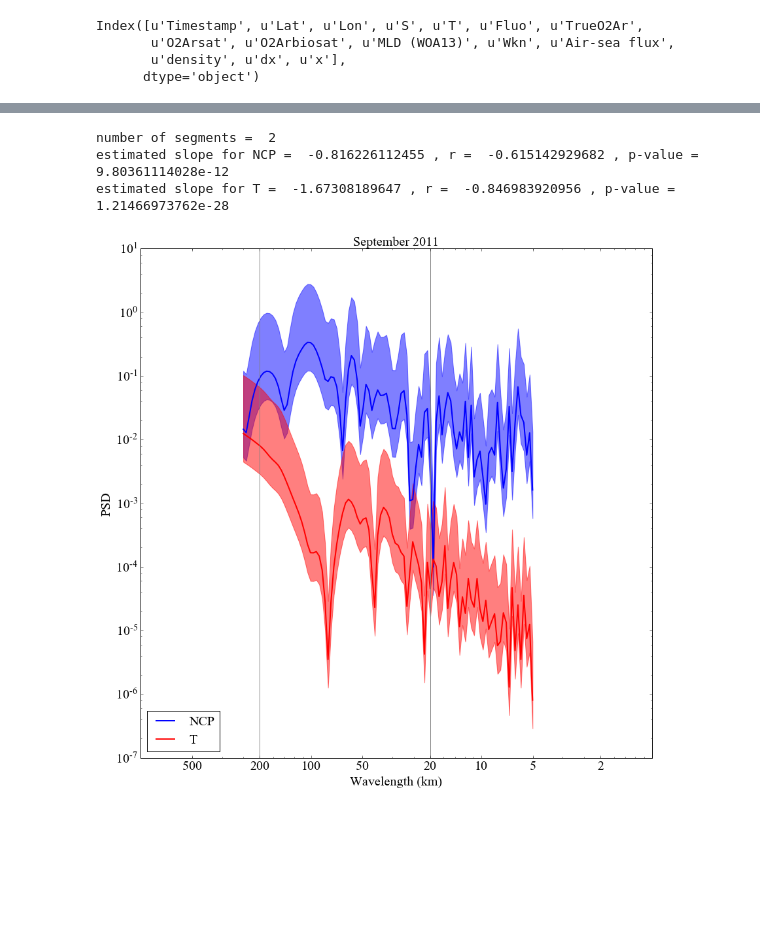
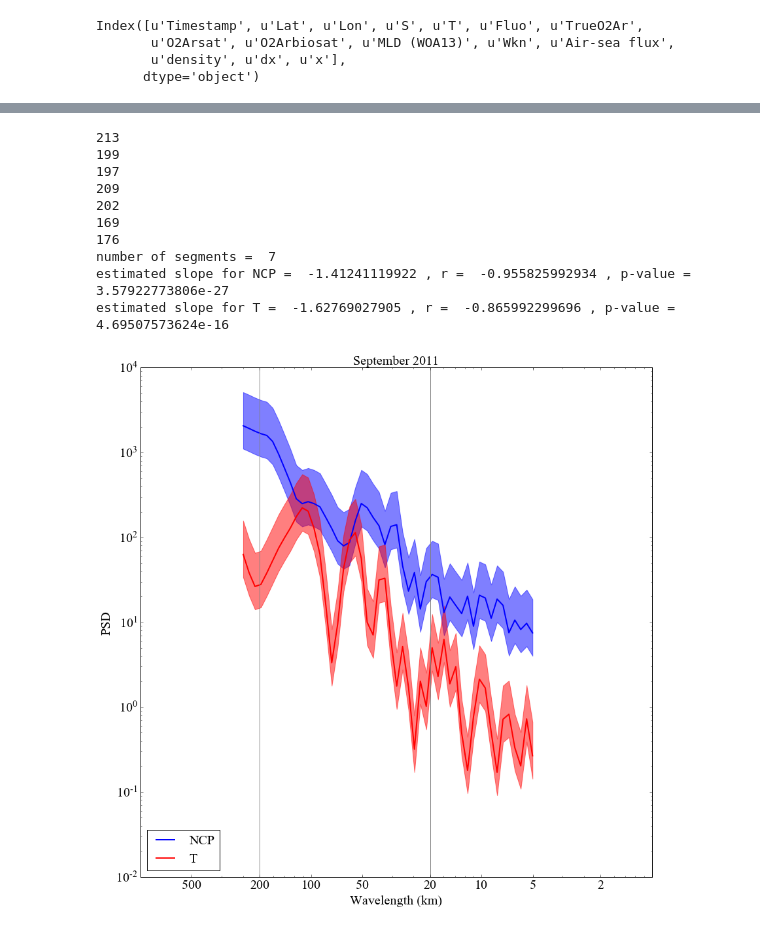
Before and after one commit to sophieclayton/kuroshio_productivity, a Jupyter notebook: NCP_spectra.ipynb, the cells around one changed output, grey strips where cells are left out. Saved outputs shown, nothing was run; the diff lists cells and outputs as text; code cells hidden in the pictures; blank space fills up the shorter version.

```diff
--- a/NCP_spectra.ipynb
+++ b/NCP_spectra.ipynb
@@ -45,7 +45,7 @@ def bin(pgram, periods, bins, bin_mid):
 # %%
 # import data
 
-maxlon = 151
+maxlon = 161
 minlon = 139
 
 Tok1 = pd.read_csv(r'/Users/sclayton/Google Drive/o2ar_data/Tokyo1_vSept16.csv', sep = ',')
@@ -154,18 +182,46 @@ N = np.max(Tok3['x'].values) - np.min(Tok3['x'].values)
 
 Tok3['nx'] = Tok3['x'] - np.min(Tok3['x'].values)
 
-for n in range(np.int(N/M)):
-    data = Tok3[(Tok3['nx']>n*M) & (Tok3['nx']<M*(n+1))]
-    pgram =+ np.abs(lombscargle(data['x'].values, (data['Air-sea flux'].values-data['Air-sea flux'].mean())*np.hanning(len(data)), angular_freqs))
-    pgramT =+ np.abs(lombscargle(data['x'].values, (data['T'].values-data['T'].mean())*np.hanning(len(data)), angular_freqs))
+n = 0
+ll = 0
 
-pgram = pgram/N
-pgramT = pgramT/N
+periods = 10**(np.linspace(0.7, np.log10(M/2), nout))
+freqs = 1.0 / periods
+angular_freqs = 2 * np.pi * freqs
 
-nu = 2*(np.int(N/M))
+# for Tokyo_1 cruise
+N = np.max(Tok3['x'].values) - np.min(Tok3['x'].values)
+
+
+Tok3['nx'] = Tok3['x'] - np.min(Tok3['x'].values)
+
+pgram = np.zeros(nout)
+pgramT = np.zeros(nout)
+
+while n < (N - M):
+
+    data = Tok3[(Tok3['nx']>=n) & (Tok3['nx']<n+M)]
+    print len(data)
+    # get linear trend
+    m, c, rR, p, std_err = ss.linregress(data['nx'].values, data['Air-sea flux'].values)
+    trend = m*data['nx'].values + c
+
+    mT,cT, rR, p, std_err = ss.linregress(data['nx'], data['T'])
+    trendT = m*data['nx'].values + c
+
+
+    pgram += lombscargle(data['nx'].values, (data['Air-sea flux'].values-trend)*np.hanning(len(data)), angular_freqs)
+    pgramT += lombscargle(data['nx'].values, (data['T'].values-trendT)*np.hanning(len(data)), angular_freqs)
+
+    n += M/2
+    ll += 1
+
+pgram = pgram/ll
+pgramT = pgramT/ll
+
+nu = 2*(ll)
 err_high = nu/ss.chi2.ppf(0.05/2, nu)
 err_low = nu/ss.chi2.ppf(1-0.05/2, nu)
-
 
 fig1 = plt.figure(3, figsize=(12,12), dpi = 600)
 plt.plot(1/periods, pgram, '-b', lw=2, label = 'NCP')
@@ -180,38 +236,45 @@ plt.tick_params(labelsize=20)
 plt.yscale('log')
 plt.xscale('log')
 
 plt.ylabel('PSD', fontsize = 20)
 plt.xlabel('Wavelength (km)', fontsize = 20)
 plt.xticks(1./np.array([500, 200, 100, 50, 20, 10, 5, 2]), [500, 200, 100, 50, 20, 10, 5, 2])
 
 plt.axvline(1./200, color = 'grey')
 plt.axvline(1./20, color = 'grey')
 
 plt.title('September 2011',fontsize = 20)
 
-print 'number of segments = ',np.int(N/M)
+print 'number of segments = ', ll
 
 A = np.vstack([np.log10(1./periods), np.ones(len(periods))]).T
 
 #m, c = np.linalg.lstsq(A, np.log10(pgram))[0]
 m,c, r, p, std_err = ss.linregress(np.log10(1./periods),np.log10(pgram))
 
 #mT, c = np.linalg.lstsq(A, np.log10(pgramT))[0]
 mT,cT, rT, pT, std_errT = ss.linregress(np.log10(1./periods),np.log10(pgramT))
 
 print 'estimated slope for NCP = ', m, ', r = ', r, ', p-value = ', p
 print 'estimated slope for T = ', mT, ', r = ', rT, ', p-value = ', pT
 
 #plt.loglog(1./periods, ((1./periods)**mT)/100000000000, 'r')
 #plt.loglog(1./periods, ((1./periods)**m)/100000, 'b')
 plt.show()
 
 #fig1.savefig('../figures/NCP_T_spectra_Sept11.png', bbox_inches='tight', dpi=600)
 # %% [output]
-number of segments =  2
-estimated slope for NCP =  -0.816226112455 , r =  -0.615142929682 , p-value =  9.80361114028e-12
-estimated slope for T =  -1.67308189647 , r =  -0.846983920956 , p-value =  1.21466973762e-28
+213
+199
+197
+209
+202
+169
+176
+number of segments =  7
+estimated slope for NCP =  -1.41241119922 , r =  -0.955825992934 , p-value =  3.57922773806e-27
+estimated slope for T =  -1.62769027905 , r =  -0.865992299696 , p-value =  4.69507573624e-16
-[figure, old version]
+[figure, new version]
 # %%
 # Lomb-Scargle periodogram
 
```
Also changed, not shown: parts of 2 cells of this notebook.
